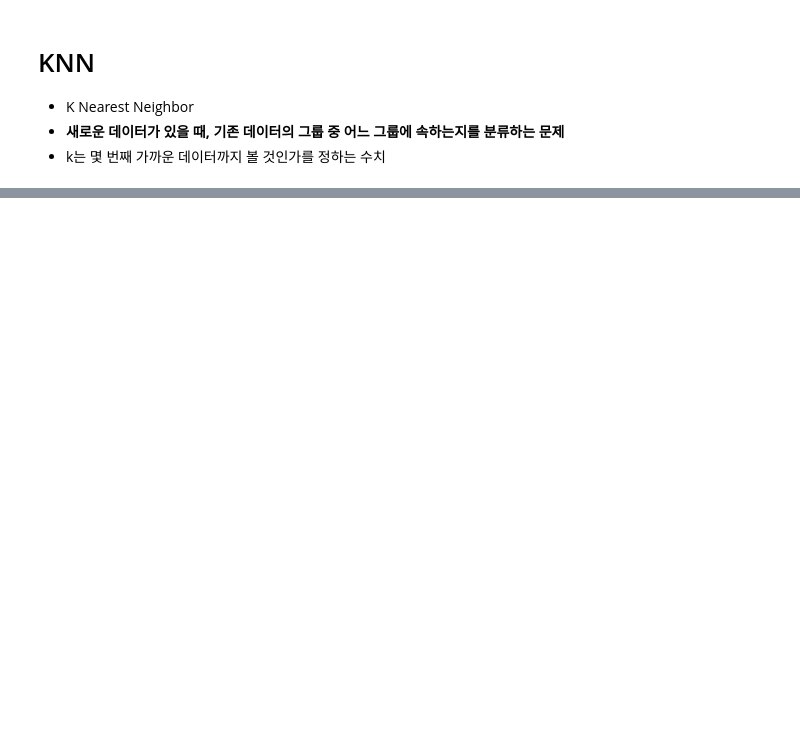
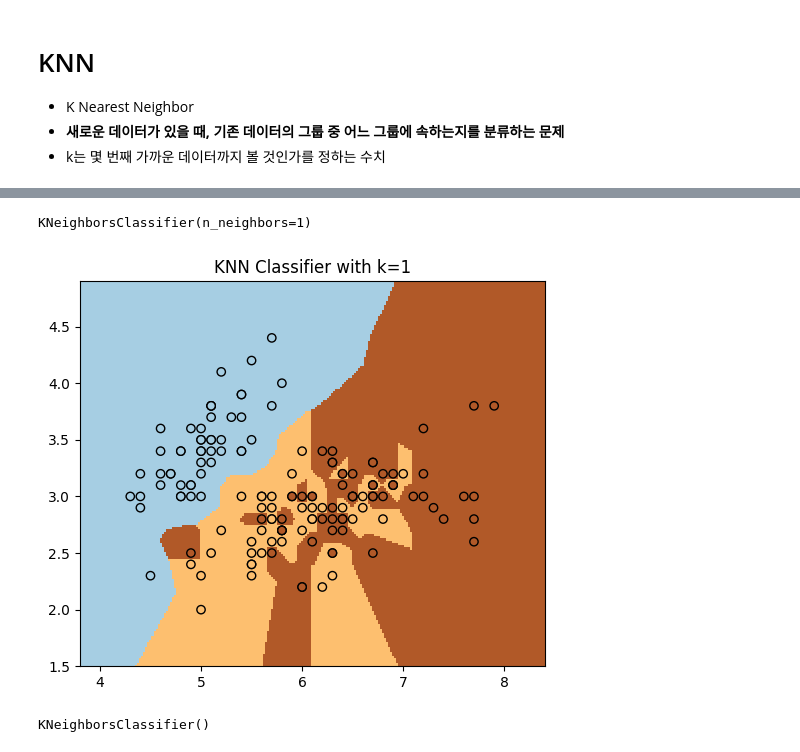
Before and after one commit to sol-commits/machine_learning, a Jupyter notebook: basic/knn.ipynb, the cells around one changed output, grey strips where cells are left out. Cells and saved outputs as stored; diff of their text form; code cells hidden in the pictures; blank space fills up the shorter version.

```diff
--- a/basic/knn.ipynb
+++ b/basic/knn.ipynb
@@ -45,0 +11,41 @@ weighted avg       0.97      0.97      0.97        30
+# %%
+# draw decision boundary of classification model
+# it only accepts 2-d inputs with sparse labels rather than one-hot encoding
+def plot_decision_boundary(model, X, y):
+    x_min, x_max = X[:, 0].min() - .5, X[:, 0].max() + .5
+    y_min, y_max = X[:, 1].min() - .5, X[:, 1].max() + .5
+    h = .02
+    xx, yy = np.meshgrid(np.arange(x_min, x_max, h), np.arange(y_min, y_max, h))
+    Z = model.predict(np.c_[xx.ravel(), yy.ravel()])
+
+    Z = Z.reshape(xx.shape)
+    plt.pcolormesh(xx, yy, Z, shading='nearest', cmap=plt.cm.Paired)
+
+    plt.scatter(X[:, 0], X[:, 1], c=y, edgecolors='k', cmap=plt.cm.Paired)
+    plt.xlim(xx.min(), xx.max())
+    plt.ylim(yy.min(), yy.max())
+    plt.xticks()
+    plt.yticks()
+# %%
+dataset=load_iris()
+data = dataset['data']
+# %%
+X = data[:, :2] # get first two features for inputs
+y = dataset['target'] # get target for output labels
+# %%
+model = KNeighborsClassifier(n_neighbors=1) # create KNN model with k=1
+model.fit(X, y) # train model
+# %% [output]
+KNeighborsClassifier(n_neighbors=1)
+# %%
+plt.figure(figsize=(6, 5))
+plot_decision_boundary(model, X, y)
+plt.title('KNN Classifier with k=1')
+plt.show()
+# %% [output]
+[figure, added]
+# %%
+model = KNeighborsClassifier(n_neighbors=5) # create KNN model with k=1
+model.fit(X, y) # train model
+# %% [output]
+KNeighborsClassifier()
```
Also changed, not shown: parts of 16 cells of this notebook.
